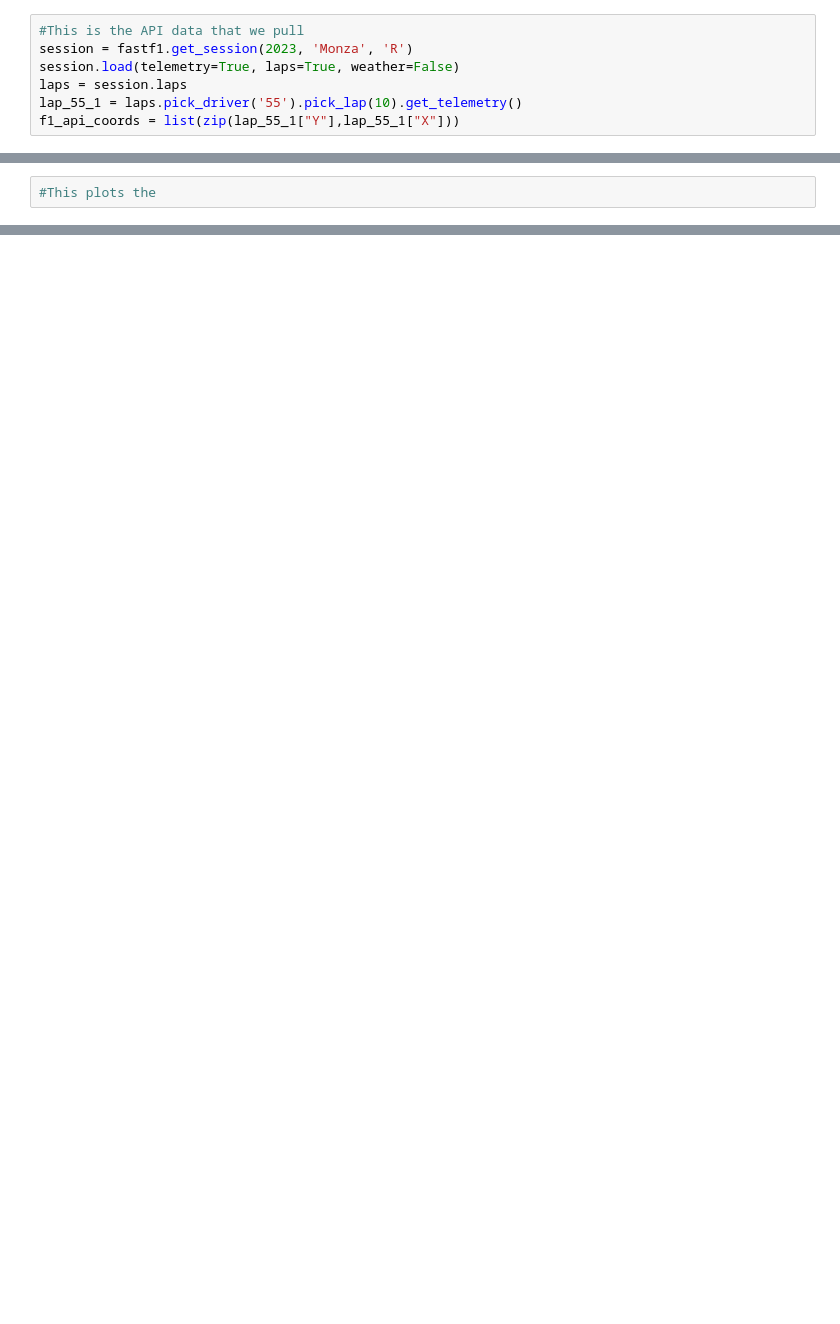
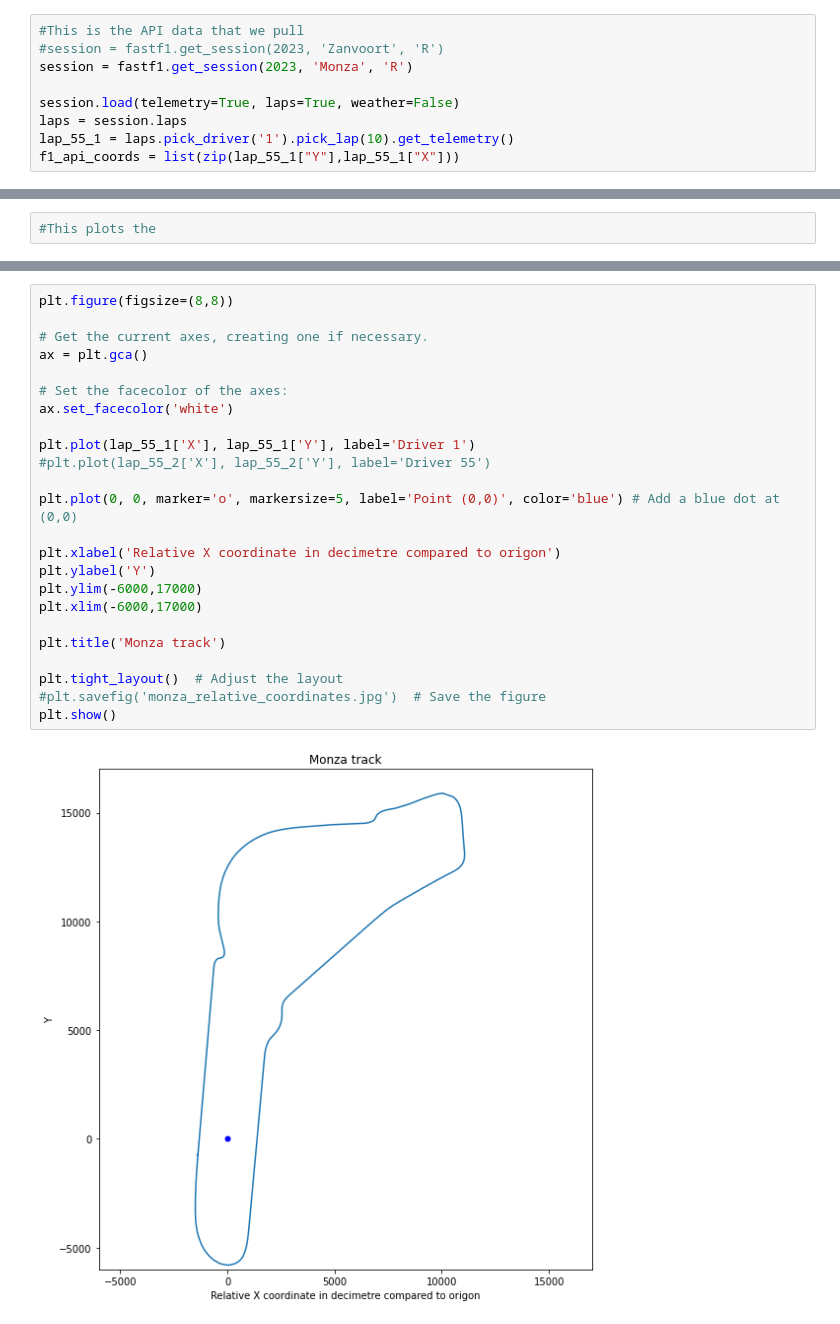
Before and after one commit to MScDS2023/GDS2024-project, a Jupyter notebook: kitkat.ipynb, the cells around one changed output, grey strips where cells are left out. Cells and saved outputs as stored; diff of their text form; blank space fills up the shorter version.

```diff
--- a/kitkat.ipynb
+++ b/kitkat.ipynb
@@ -10,9 +10,11 @@ from shapely.affinity import translate
 import math
 # %%
 #This is the API data that we pull
+#session = fastf1.get_session(2023, 'Zanvoort', 'R')
 session = fastf1.get_session(2023, 'Monza', 'R')
+
 session.load(telemetry=True, laps=True, weather=False)
 laps = session.laps
-lap_55_1 = laps.pick_driver('55').pick_lap(10).get_telemetry()
+lap_55_1 = laps.pick_driver('1').pick_lap(10).get_telemetry()
 f1_api_coords = list(zip(lap_55_1["Y"],lap_55_1["X"]))
 # %% [output]
@@ -166,3 +241,29 @@ folium.GeoJson(new_projected).add_to(kat)
 kat
 # %% [output]
 [interactive output not drawn]
+# %%
+plt.figure(figsize=(8,8))
+
+# Get the current axes, creating one if necessary.
+ax = plt.gca()
+
+# Set the facecolor of the axes:
+ax.set_facecolor('white')
+
+plt.plot(lap_55_1['X'], lap_55_1['Y'], label='Driver 1')
+#plt.plot(lap_55_2['X'], lap_55_2['Y'], label='Driver 55')
+
+plt.plot(0, 0, marker='o', markersize=5, label='Point (0,0)', color='blue') # Add a blue dot at (0,0)
+
+plt.xlabel('Relative X coordinate in decimetre compared to origon')
+plt.ylabel('Y')
+plt.ylim(-6000,17000)
+plt.xlim(-6000,17000)
+
+plt.title('Monza track')
+
+plt.tight_layout()  # Adjust the layout
+#plt.savefig('monza_relative_coordinates.jpg')  # Save the figure
+plt.show()
+# %% [output]
+[figure, added]
```
Also changed, not shown: parts of 12 cells of this notebook, 4 other files.
